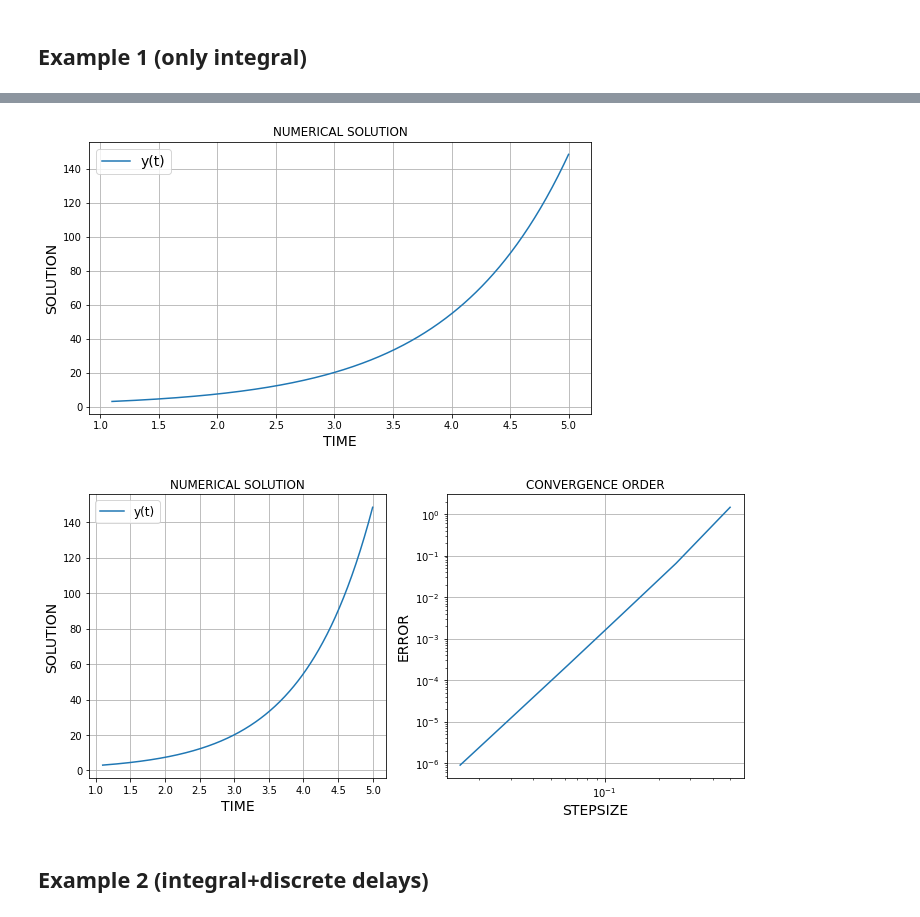
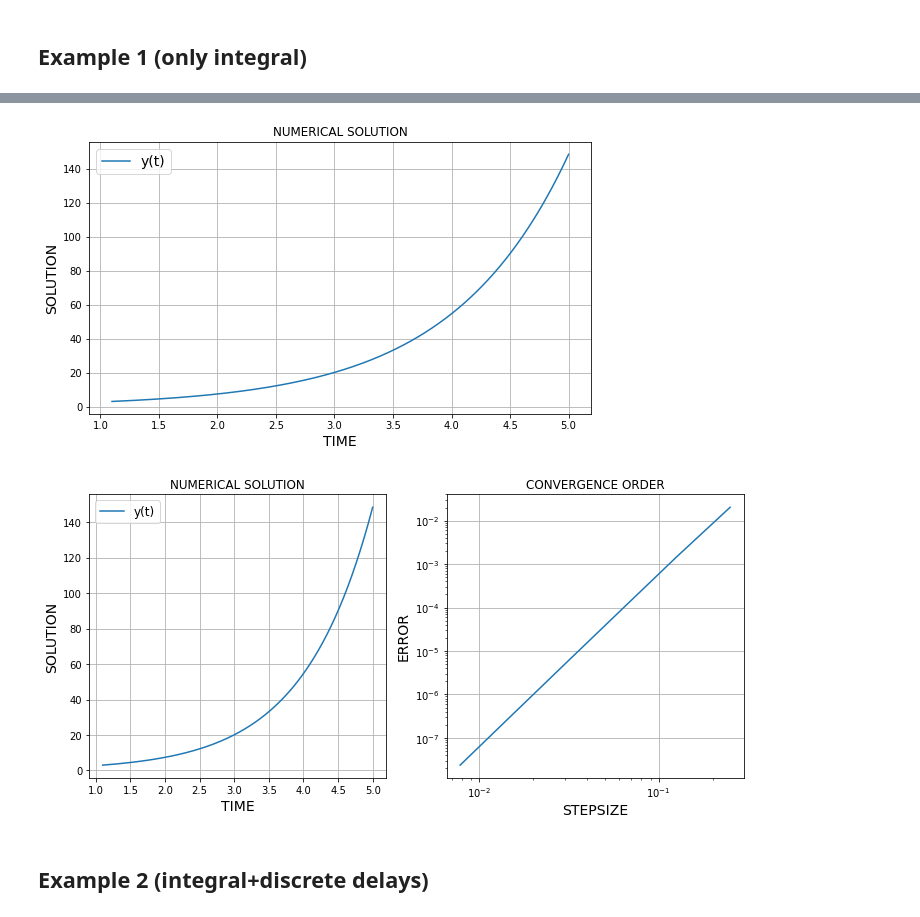
Before and after one commit to vitesempl/IDE-Python, a Jupyter notebook: Solving_Notebook.ipynb, the cells around one changed output, grey strips where cells are left out. Cells and saved outputs as stored; diff of their text form; code cells hidden in the pictures.

```diff
--- a/Solving_Notebook.ipynb
+++ b/Solving_Notebook.ipynb
@@ -62,7 +63,9 @@ def OutputPlot():
     plt.ylabel("SOLUTION", fontsize=14)
     plt.grid()
 # %%
-def OutputConvOrder(dde=True):
+def OutputConvOrder(dde=False, overlapping=False):
+    # Check convergence order of examples
+    # "dde=true" - if equation is DDE (with dicrete delays)
     nz = np.size(history(tspan[0]))
 
     plt.rcParams['figure.figsize'] = [10, 5]
@@ -79,15 +82,18 @@ def OutputConvOrder(dde=True):
     axs[0].set_xlabel("TIME", fontsize=14)
     axs[0].set_ylabel("SOLUTION", fontsize=14)
 
-    nb = 1
-    n = 7
+    nb = 2
+    n = 8
     err = []
     nsteps = []
 
     for steppow in range(nb, n):
         stepsize = 2**(-steppow)
         if dde:
-            sol_test = ide_solve(idefun, K, delays_int, history, tspan, stepsize, delays=delays)
+            if overlapping:
+                sol_test = ide_solve(idefun, K, delays_int, history, tspan, stepsize, delays=delays, overlapping=True)
+            else:
+                sol_test = ide_solve(idefun, K, delays_int, history, tspan, stepsize, delays=delays)
         else:
             sol_test = ide_solve(idefun, K, delays_int, history, tspan, stepsize)
         err.append(abs(analytic_sol - sol_test[1][-1]))
@@ -117,11 +123,15 @@ def         K(t, s, y): return [y * exp(-s * t)]
 def      delays_int(t): return [t - 1]  # delays of integrals
 def         history(t): return exp(t)
 
+sol = ide_solve(idefun, K, delays_int, history, tspan, stepsize)
+OutputSolution()
+OutputPlot()
+
+# Check convergence order
 def fun(t): return exp(t)
 analytic_sol = fun(tspan[1])
 
-sol = ide_solve(idefun, K, delays_int, history, tspan, stepsize)
-OutputSolution()
-OutputPlot()
-OutputConvOrder(dde=False)
+# dde=true - if equation is DDE (with dicrete delays 'z')
+# overlapping=true - if equation has overlapping in discrete delays
+OutputConvOrder()
 # %% [output]
@@ -130,5 +140,5 @@ Convergence order: 4.003739937904726
 [figure]
-[figure, old version]
+[figure, new version]
 # %% [markdown]
 ## Example 2 (integral+discrete delays)
 # %%
```
Also changed, not shown: parts of 16 cells of this notebook, 1 other file.
